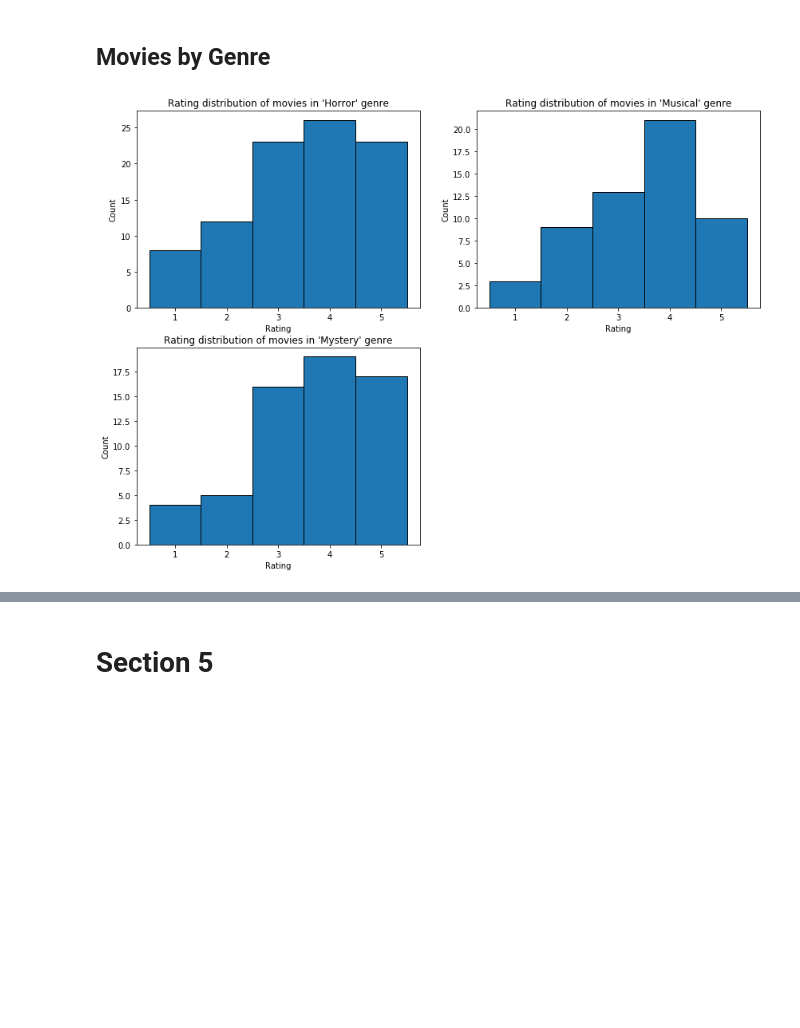
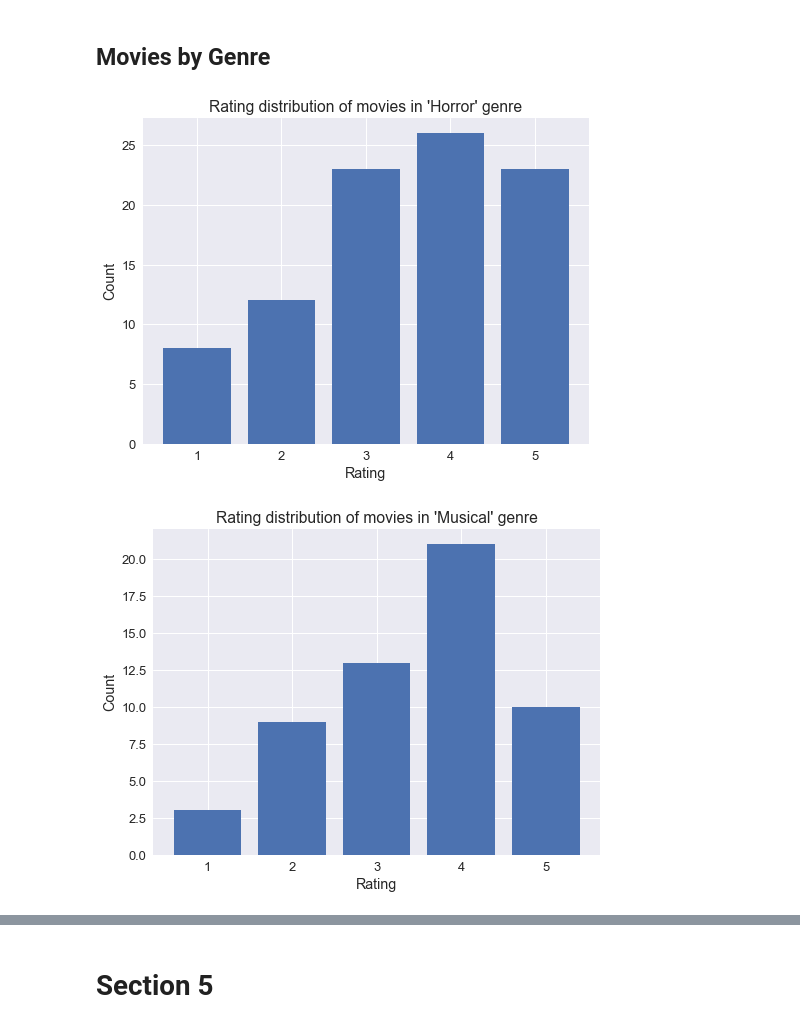
Before and after one commit to vlchen888/cs155-miniproject2, a Jupyter notebook: src/project2.ipynb, the cells around one changed output, grey strips where cells are left out. Cells and saved outputs as stored; diff of their text form; code cells hidden in the pictures; blank space fills up the shorter version.

```diff
--- a/src/project2.ipynb
+++ b/src/project2.ipynb
@@ -1,6 +1,9 @@
 # %%
 import numpy as np
 import matplotlib.pyplot as plt
+import seaborn as sns
+sns.set(color_codes=True)
+sns.set(font_scale=1.3)
 %matplotlib inline
 %load_ext autoreload
 %autoreload 2
@@ -9,7 +12,7 @@ np.random.seed(2)
 ## Load the Data
 # %%
 data = np.loadtxt('data/data.txt').astype(int)
-movies = np.genfromtxt('data/movies.txt', delimiter='\t', dtype=None,encoding=None,
+movies = np.genfromtxt('data/movies_utf8.txt', delimiter='\t', dtype=None,encoding=None,
                        names=['Movie ID','Title','Unknown','Action','Adventure','Animation','Childrens','Comedy','Crime',
                              'Documentary','Drama','Fantasy','Film-Noir','Horror','Musical','Mystery','Romance','Sci-Fi',
                               'Thriller','War','Western'], deletechars='')
@@ -76,16 +82,16 @@ plt.title('Rating distribution of 10 highest rated movies');
 # %%
 # Genres to compare
 genres = ['Horror','Musical','Mystery']
 
-plt.figure(figsize=(14,10))
 for idx,val in enumerate(genres):
     g_inds_mov = np.array(np.where(movies[val]==1))[0]
 
-    plt.subplot(2,2,idx+1)
-    plt.hist(data[g_inds_mov,2],bins=np.arange(1,7)-0.5,edgecolor='k')
+    plt.subplots(figsize=(8,6))
+    plt.hist(data[g_inds_mov,2],bins=np.arange(1,7)-0.5,rwidth=0.8)
     plt.xticks(np.arange(1,6));
     plt.xlabel('Rating');
     plt.ylabel('Count');
     plt.title('Rating distribution of movies in \'%s\' genre'%val);
 # %% [output]
-[figure, old version]
+[figure, new version]
+[figure, added]
```
Also changed, not shown: parts of 8 cells of this notebook.
